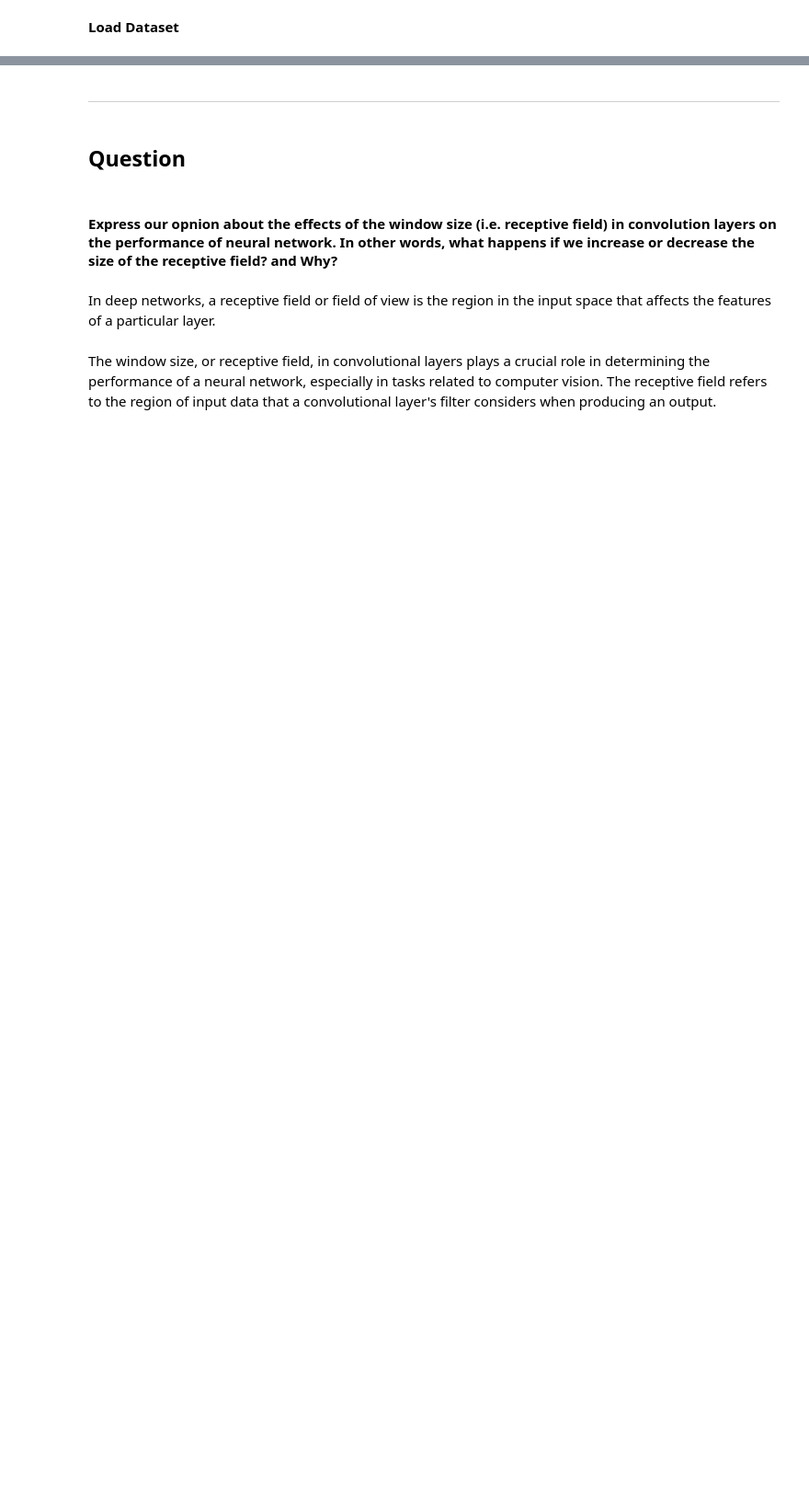
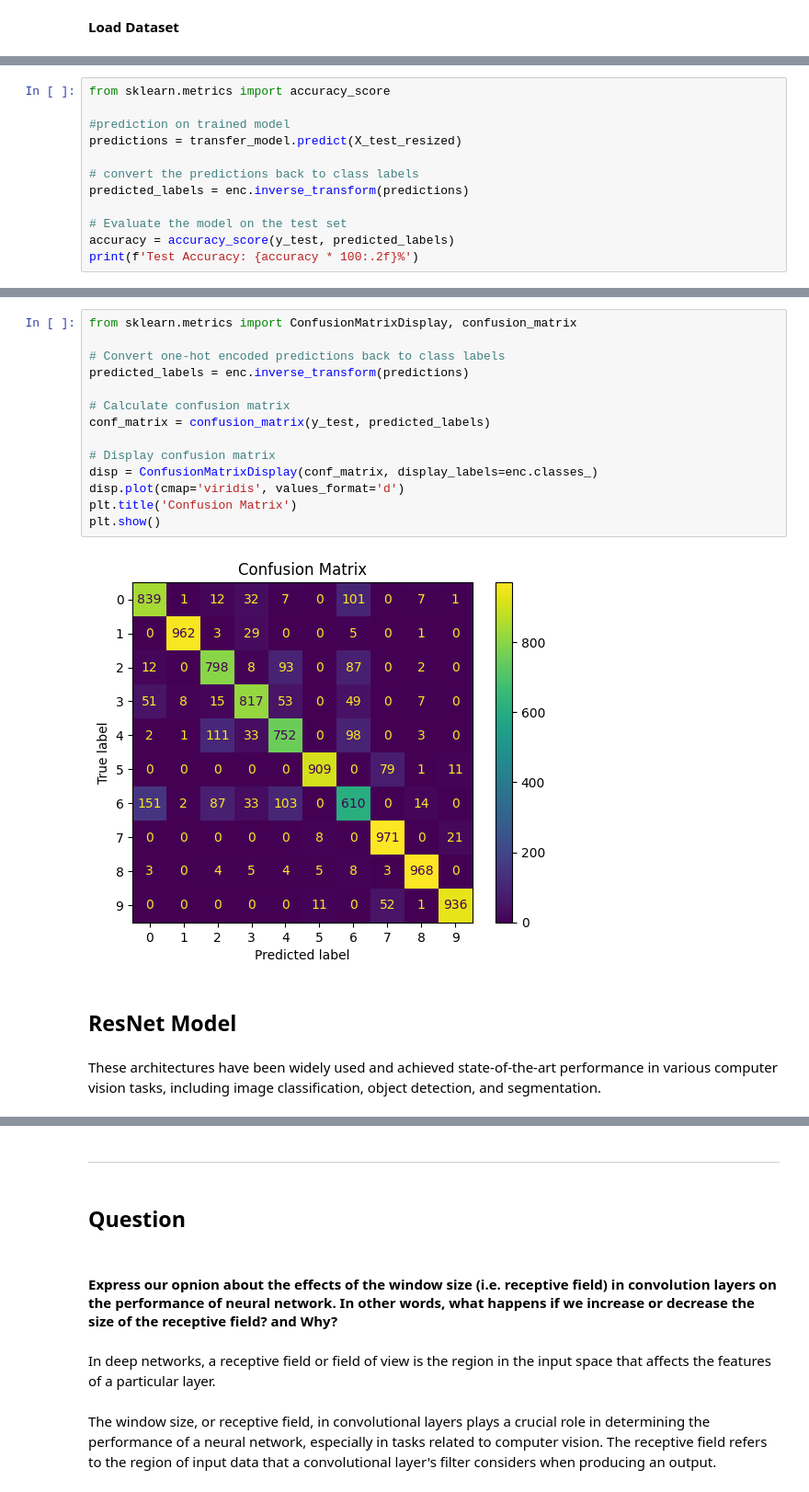
Before and after one commit to alizahedzadeh/Applied-Data-Science-Course-Assignments, a Jupyter notebook: assignments/Assignment 11 Convolutional Neural Networks & Transfer Learning and Data Augmentation/HW11_Convolutional_Neural_Networks.ipynb, the cells around one changed output, grey strips where cells are left out. Shown at 92% size. Saved outputs shown, nothing was run; the diff lists cells and outputs as text; blank space fills up the shorter version.

```diff
--- a/assignments/Assignment 11 Convolutional Neural Networks & Transfer Learning and Data Augmentation/HW11_Convolutional_Neural_Networks.ipynb
+++ b/assignments/Assignment 11 Convolutional Neural Networks & Transfer Learning and Data Augmentation/HW11_Convolutional_Neural_Networks.ipynb
@@ -880,0 +922,12 @@ plt.title
+# %%
+from sklearn.metrics import accuracy_score
+
+#prediction on trained model
+predictions = transfer_model.predict(X_test_resized)
+
+# convert the predictions back to class labels
+predicted_labels = enc.inverse_transform(predictions)
+
+# Evaluate the model on the test set
+accuracy = accuracy_score(y_test, predicted_labels)
+print(f'Test Accuracy: {accuracy * 100:.2f}%')
@@ -880,0 +937,20 @@ plt.title
+# %%
+from sklearn.metrics import ConfusionMatrixDisplay, confusion_matrix
+
+# Convert one-hot encoded predictions back to class labels
+predicted_labels = enc.inverse_transform(predictions)
+
+# Calculate confusion matrix
+conf_matrix = confusion_matrix(y_test, predicted_labels)
+
+# Display confusion matrix
+disp = ConfusionMatrixDisplay(conf_matrix, display_labels=enc.classes_)
+disp.plot(cmap='viridis', values_format='d')
+plt.title('Confusion Matrix')
+plt.show()
+# %% [output]
+[figure, added]
+# %% [markdown]
+## **ResNet Model**
+# %% [markdown]
+These architectures have been widely used and achieved state-of-the-art performance in various computer vision tasks, including image classification, object detection, and segmentation.
```
Also changed, not shown: parts of 34 cells of this notebook.
